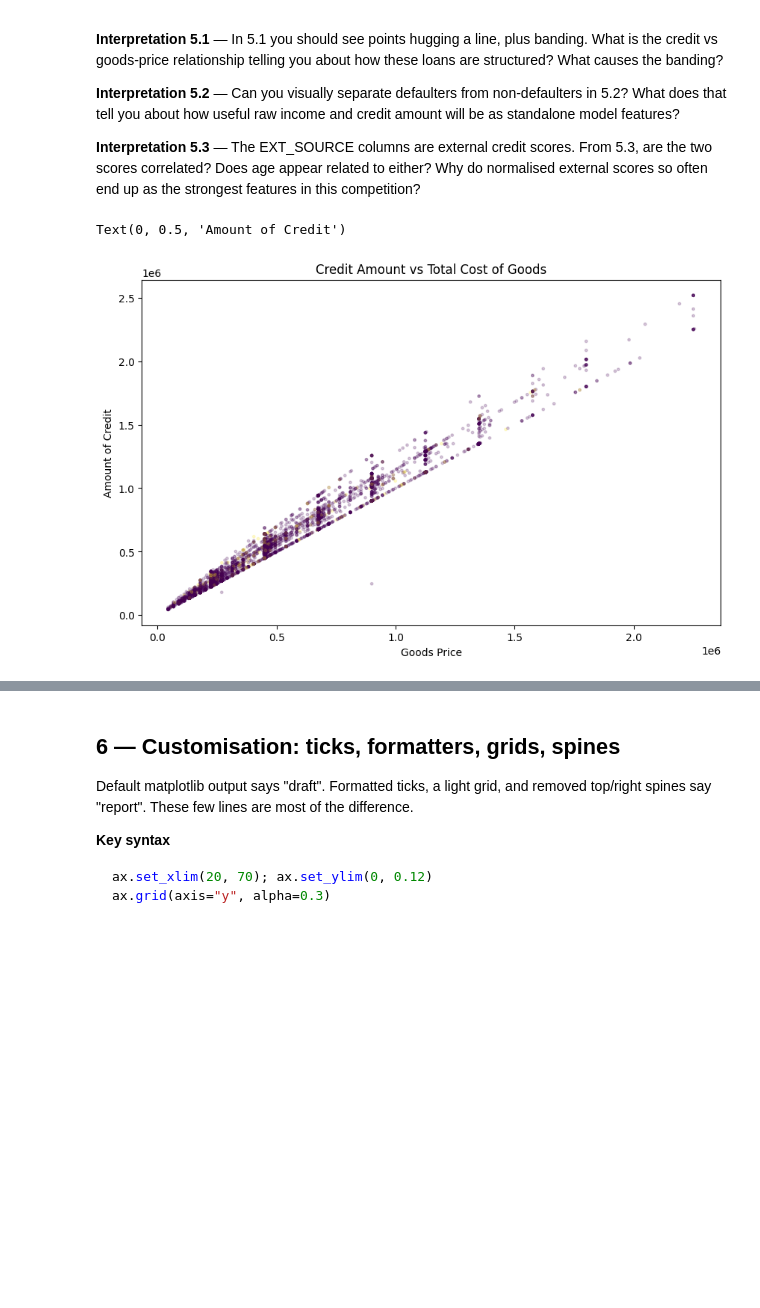
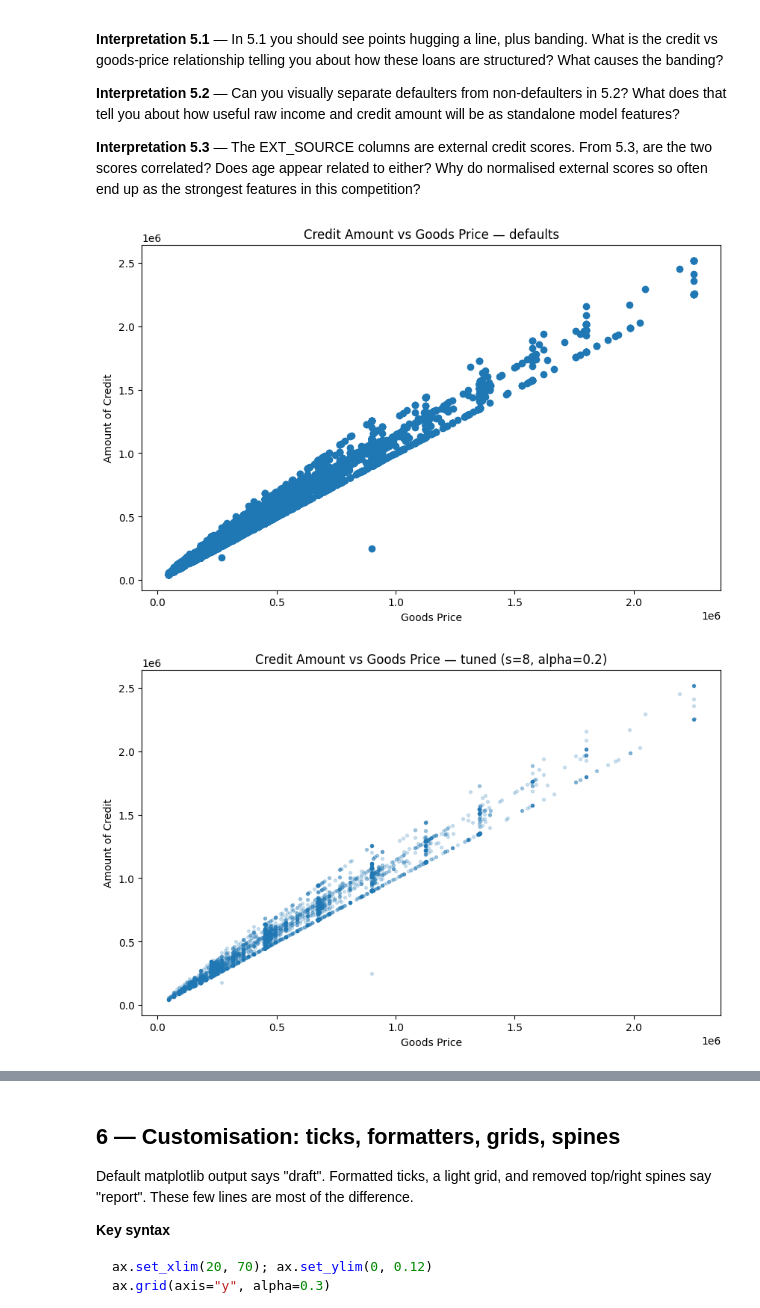
Before and after one commit to smallchuch/CreditRiskLearning, a Jupyter notebook: Learning Journey/1.5 Matplotlib + Seaborn/matplotlib_seaborn_practice_home_credit.ipynb, the cells around one changed output, grey strips where cells are left out. Drawn from its saved outputs; the diff is of its cells as text; code cells hidden in the pictures; blank space fills up the shorter version.

```diff
--- a/Learning Journey/1.5 Matplotlib + Seaborn/matplotlib_seaborn_practice_home_credit.ipynb
+++ b/Learning Journey/1.5 Matplotlib + Seaborn/matplotlib_seaborn_practice_home_credit.ipynb
@@ -46,7 +46,7 @@ def find_repo_root(marker=".git"):
 # # Adjust this to wherever application_train.csv sits in your repo:
 # DATA_PATH = REPO_ROOT / "Data" / "home-credit-default-risk" / "application_train.csv"
 
-df = pd.read_csv('../../Datasets/Home Credit Default Risk/application_train.csv')
+df = pd.read_csv('../../Home Credit Default Risk/application_train.csv')
 print(df.shape)
 # %% [output]
 (307511, 122)
@@ -867,29 +867,24 @@ fig.colorbar(sc, ax=ax, label="third variable")   # sc = the scatter handle
 # %%
 # Ex 5.1 — credit vs goods price
 df_sample = df.sample(5000, random_state=42)
 
+# First: naive defaults — note the solid ink blob from overplotting
 fig, ax = plt.subplots(figsize=(10,6))
-
-ax.scatter(df_sample['AMT_GOODS_PRICE'],
-           df_sample['AMT_CREDIT'],
-           s=6,
-           alpha=0.2,
-           c=df_sample['TARGET'],
-           cmap='viridis')
-
-ax.set_title('Credit Amount vs Total Cost of Goods')
+ax.scatter(df_sample['AMT_GOODS_PRICE'], df_sample['AMT_CREDIT'])
+ax.set_title('Credit Amount vs Goods Price — defaults')
 ax.set_xlabel('Goods Price')
 ax.set_ylabel('Amount of Credit')
+plt.show()
 
-# Much more pleasant with the tuning
-
-d0 = df_sample[df_sample['TARGET'] == 0]
-d1 = df_sample[df_sample['TARGET'] == 1]
-ax.scatter(d0['AMT_GOODS_PRICE'], d0['AMT_CREDIT'], s=6, alpha=0.15, color='tab:blue', label='No default')
-ax.scatter(d1['AMT_GOODS_PRICE'], d1['AMT_CREDIT'], s=10, alpha=0.6, color='tab:red', label='Default')
-ax.legend()
+# Then: tuned — smaller markers + transparency reveal the line and the banding
+fig, ax = plt.subplots(figsize=(10,6))
+ax.scatter(df_sample['AMT_GOODS_PRICE'], df_sample['AMT_CREDIT'], s=8, alpha=0.2)
+ax.set_title('Credit Amount vs Goods Price — tuned (s=8, alpha=0.2)')
+ax.set_xlabel('Goods Price')
+ax.set_ylabel('Amount of Credit')
+plt.show()
 # %% [output]
-Text(0, 0.5, 'Amount of Credit')
-[figure, old version]
+[figure, new version]
+[figure, added]
 # %%
 # Ex 5.2 — credit vs income coloured by TARGET
```
Also changed, not shown: parts of 6 cells of this notebook.
